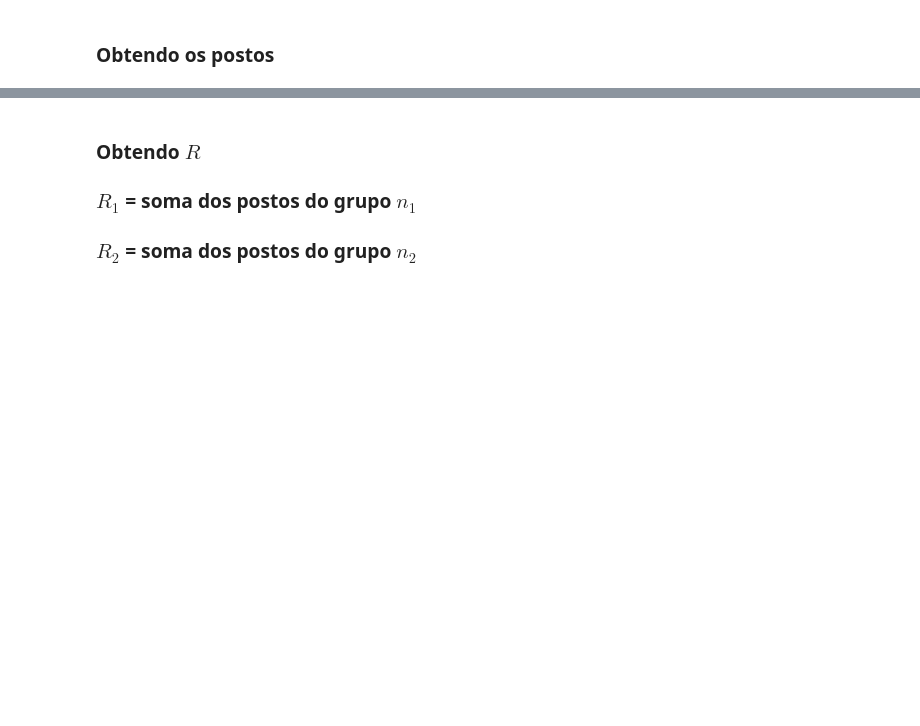
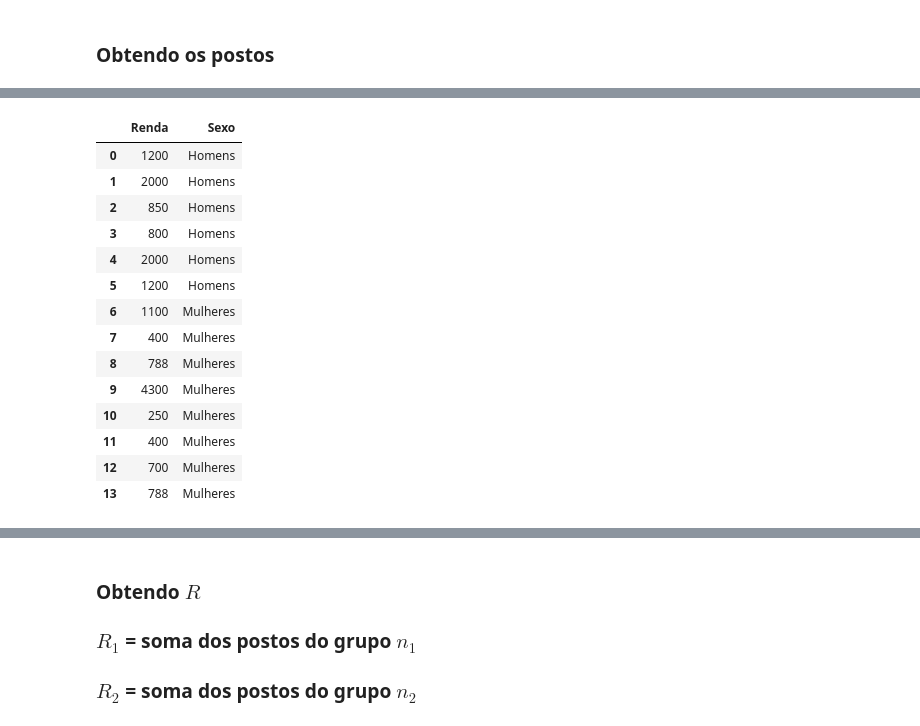
Before and after one commit to ecomunick/python_projects, a Jupyter notebook: statistics1/Curso_de_Estatística_Parte_3.ipynb, the cells around one changed output, grey strips where cells are left out. Cells and saved outputs as stored; diff of their text form; code cells hidden in the pictures; blank space fills up the shorter version.

```diff
--- a/statistics1/Curso_de_Estatística_Parte_3.ipynb
+++ b/statistics1/Curso_de_Estatística_Parte_3.ipynb
@@ -1856,5 +1907,9 @@ Duas amostras aleatórias, uma de **6 homens** e outra com **8 mulheres**, foram
 Mann-Whitney é um teste não paramétrico utilizado para verificar se duas amostras independentes foram selecionadas a partir de populações que têm a mesma média. Por ser um teste não paramétrico, Mann-Whitney torna-se uma alternativa ao teste paramétrico de comparação de médias.
 # %% [markdown]
 ### Seleção das amostras
+# %%
+mulheres = dados.query('Sexo == 1 and Renda > 0').sample(n = 8, random_state = 101).Renda
+# %%
+homens = dados.query('Sexo == 0 and Renda > 0').sample(n = 6, random_state = 101).Renda
 # %% [markdown]
 ### Dados do problema
@@ -1916,0 +2031,21 @@ Onde
+# %%
+# colocar esses dois arquivos um em cima do outro, fazendo H.append(M)
+sexo = H.append(M)
+sexo.reset_index(inplace = True, drop = True) # eliminar o index
+sexo
+# %% [output]
+|  | Renda | Sexo |
+| 0 | 1200 | Homens |
+| 1 | 2000 | Homens |
+| 2 | 850 | Homens |
+| 3 | 800 | Homens |
+| 4 | 2000 | Homens |
+| 5 | 1200 | Homens |
+| 6 | 1100 | Mulheres |
+| 7 | 400 | Mulheres |
+| 8 | 788 | Mulheres |
+| 9 | 4300 | Mulheres |
+| 10 | 250 | Mulheres |
+| 11 | 400 | Mulheres |
+| 12 | 700 | Mulheres |
+| 13 | 788 | Mulheres |
```
Also changed, not shown: parts of 30 cells of this notebook.
